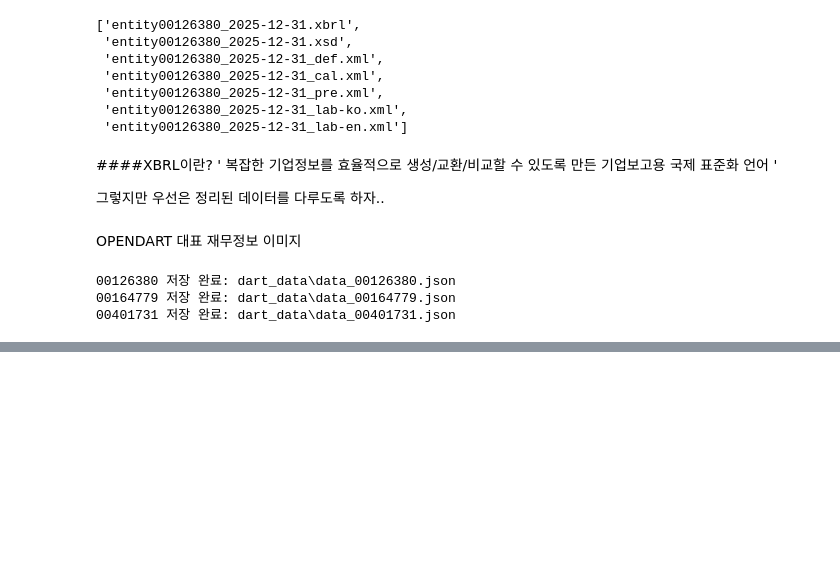
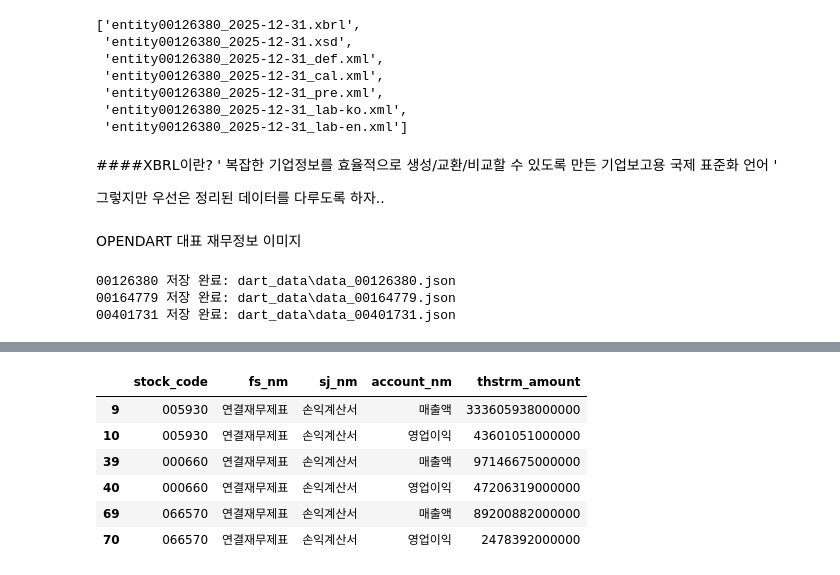
Before and after one commit to daonkim462/FinanceSeminar, a Jupyter notebook: Finance_seminar.ipynb, the cells around one changed output, grey strips where cells are left out. Drawn from its saved outputs; the diff is of its cells as text; code cells hidden in the pictures; blank space fills up the shorter version.

```diff
--- a/Finance_seminar.ipynb
+++ b/Finance_seminar.ipynb
@@ -139,0 +251,22 @@ for corp_code in corp_codes:
+# %%
+# 금액 문자열 숫자로 바꾸기
+df["thstrm_amount"] = (
+    df["thstrm_amount"]
+    .str.replace(",", "", regex=False)
+    .astype("int64")
+)
+# %%
+# 연결재무제표의 손익계산서 중 매출액과 영업이익만 고르기
+target = df[
+    (df["fs_div"] == "CFS") &
+    (df["sj_div"] == "IS") &
+    (df["account_nm"].isin(["매출액", "영업이익"]))
+    ]
+# %% [output]
+|  | stock_code | fs_nm | sj_nm | account_nm | thstrm_amount |
+| 9 | 005930 | 연결재무제표 | 손익계산서 | 매출액 | 333605938000000 |
+| 10 | 005930 | 연결재무제표 | 손익계산서 | 영업이익 | 43601051000000 |
+| 39 | 000660 | 연결재무제표 | 손익계산서 | 매출액 | 97146675000000 |
+| 40 | 000660 | 연결재무제표 | 손익계산서 | 영업이익 | 47206319000000 |
+| 69 | 066570 | 연결재무제표 | 손익계산서 | 매출액 | 89200882000000 |
+| 70 | 066570 | 연결재무제표 | 손익계산서 | 영업이익 | 2478392000000 |
```
Also changed, not shown: parts of 25 cells of this notebook, 3 other files.
